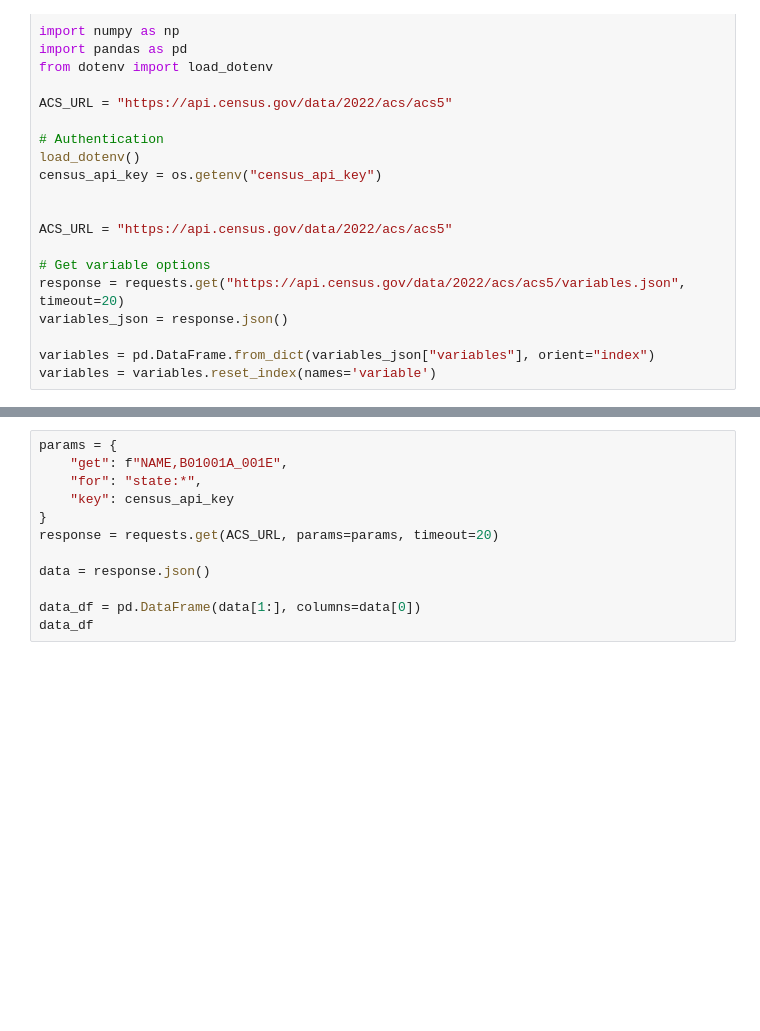
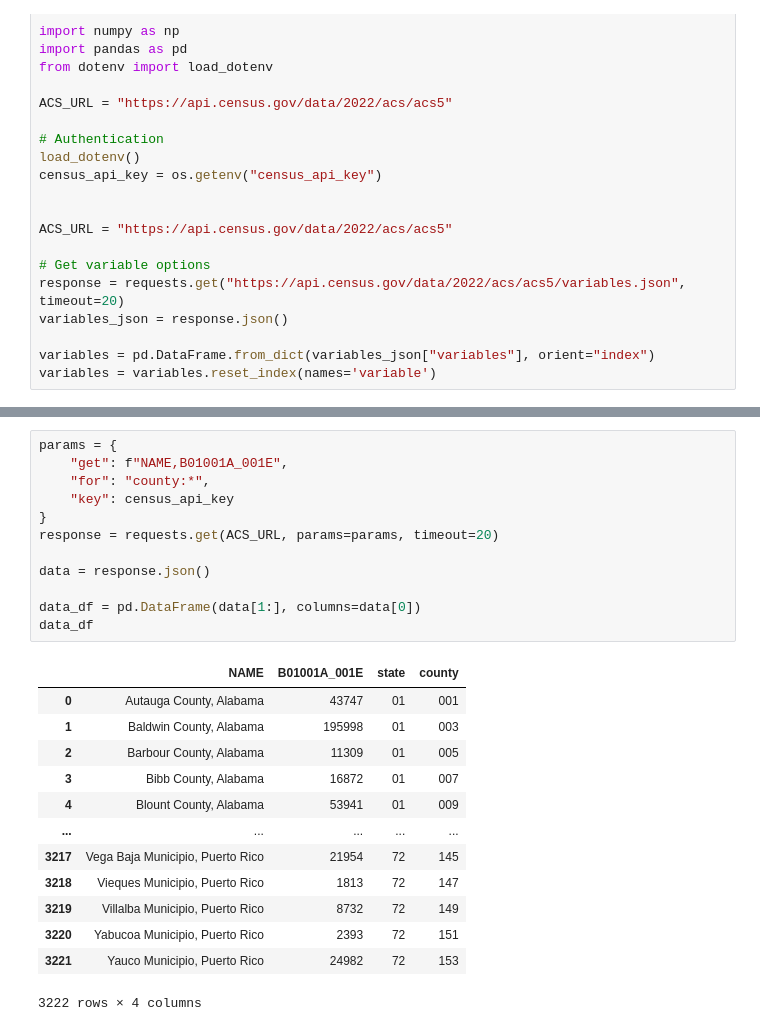
Before and after one commit to kylezengo/census, a Jupyter notebook: Census EDA.ipynb, the cells around one changed output, grey strips where cells are left out. Saved outputs shown, nothing was run; the diff lists cells and outputs as text; blank space fills up the shorter version.

```diff
--- a/Census EDA.ipynb
+++ b/Census EDA.ipynb
@@ -32,12 +68,26 @@ list(variables.loc[variables["group"] == "B01001",'variable']
 # %%
 params = {
     "get": f"NAME,B01001A_001E",
-    "for": "state:*",
+    "for": "county:*",
     "key": census_api_key
 }
 response = requests.get(ACS_URL, params=params, timeout=20)
 
 data = response.json()
 
 data_df = pd.DataFrame(data[1:], columns=data[0])
 data_df
+# %% [output]
+|  | NAME | B01001A_001E | state | county |
+| 0 | Autauga County, Alabama | 43747 | 01 | 001 |
+| 1 | Baldwin County, Alabama | 195998 | 01 | 003 |
+| 2 | Barbour County, Alabama | 11309 | 01 | 005 |
+| 3 | Bibb County, Alabama | 16872 | 01 | 007 |
+| 4 | Blount County, Alabama | 53941 | 01 | 009 |
+| ... | ... | ... | ... | ... |
+| 3217 | Vega Baja Municipio, Puerto Rico | 21954 | 72 | 145 |
+| 3218 | Vieques Municipio, Puerto Rico | 1813 | 72 | 147 |
+| 3219 | Villalba Municipio, Puerto Rico | 8732 | 72 | 149 |
+| 3220 | Yabucoa Municipio, Puerto Rico | 2393 | 72 | 151 |
+| 3221 | Yauco Municipio, Puerto Rico | 24982 | 72 | 153 |
+3222 rows × 4 columns
```
Also changed, not shown: parts of 3 cells of this notebook, 3 other files.
